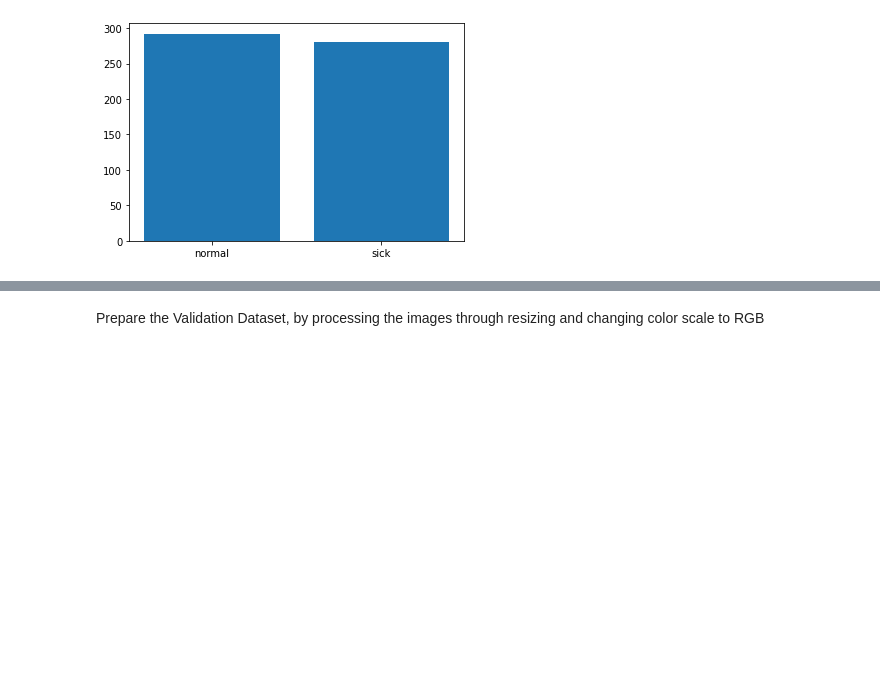
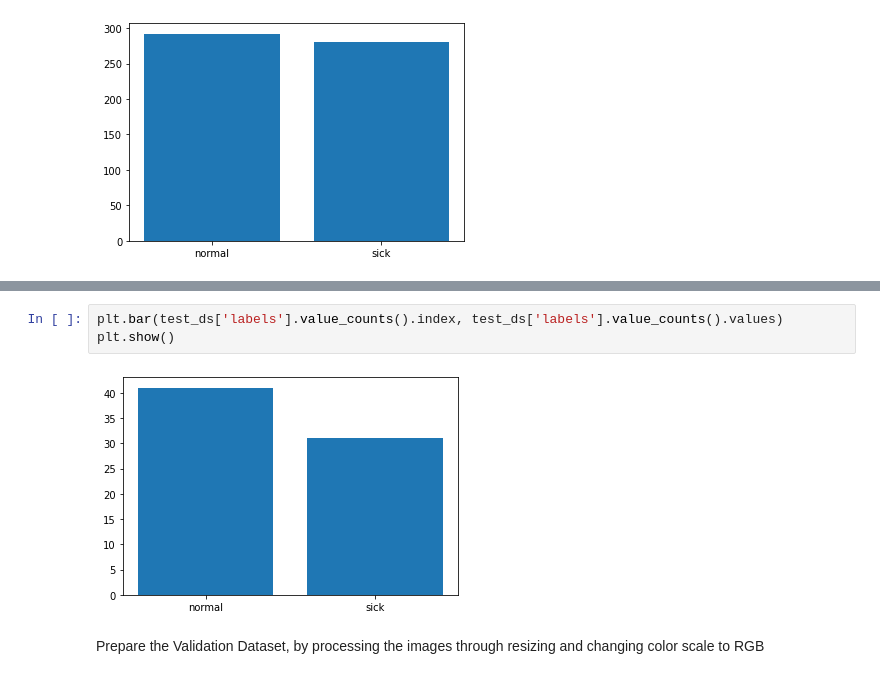
Before and after one commit to skizza8/Deep-Learning---Detecting-Pneumonia-from-Images, a Jupyter notebook: image_classification.ipynb, the cells around one changed output, grey strips where cells are left out. Saved outputs shown, nothing was run; the diff lists cells and outputs as text; blank space fills up the shorter version.

```diff
--- a/image_classification.ipynb
+++ b/image_classification.ipynb
@@ -145,3 +152,8 @@ plt.show()
+# %%
+plt.bar(test_ds['labels'].value_counts().index, test_ds['labels'].value_counts().values)
+plt.show()
+# %% [output]
+[figure, added]
 # %% [markdown]
 Prepare the Validation Dataset, by processing the images through resizing and changing color scale to RGB
 # %%
```
Also changed, not shown: parts of 21 cells of this notebook.
